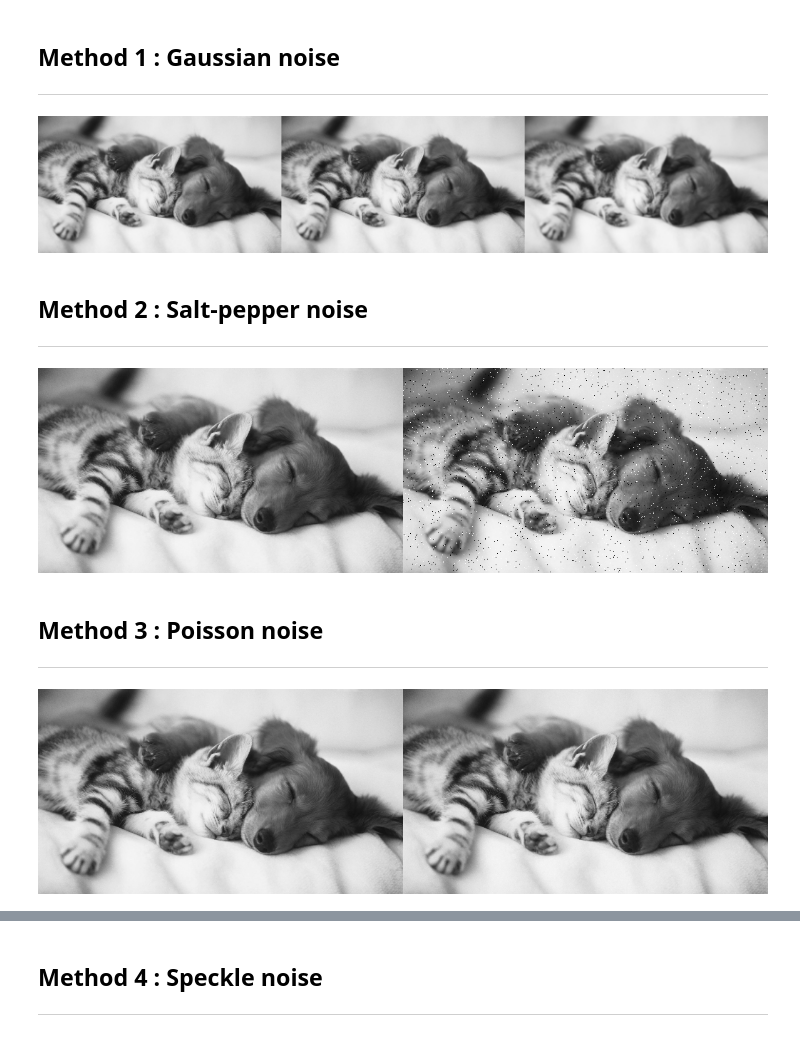
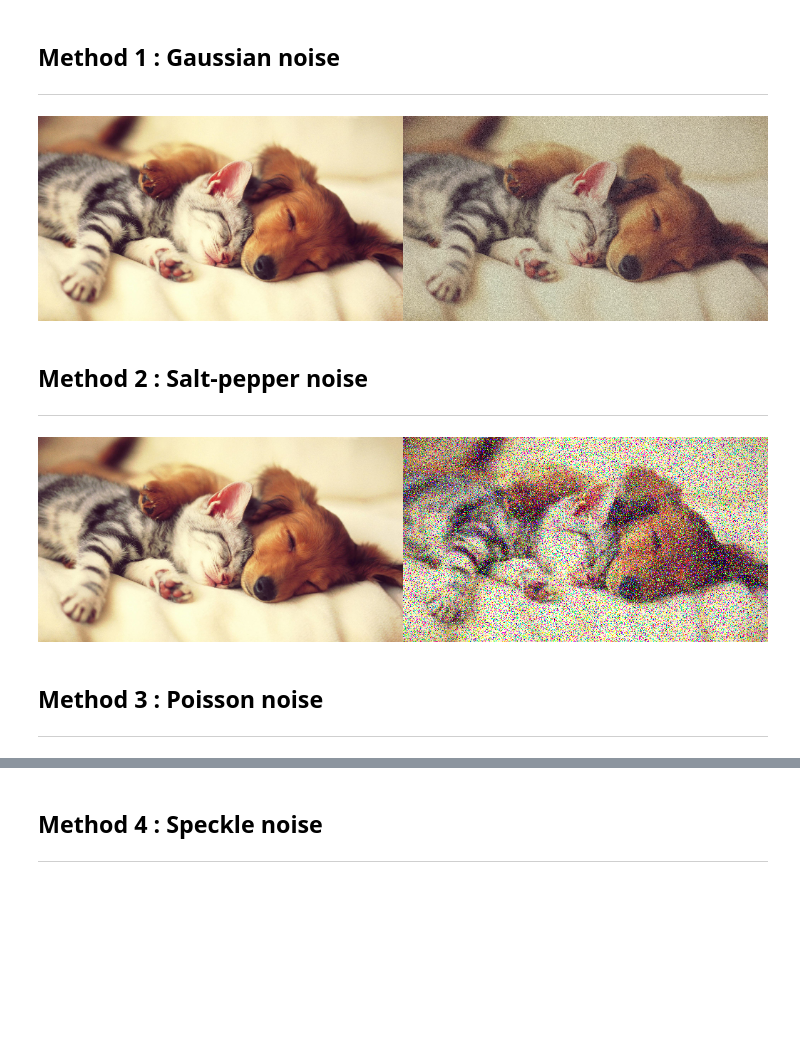
Before and after one commit to tackulus/204383, a Jupyter notebook: Code05.ipynb, the cells around one changed output, grey strips where cells are left out. Saved outputs shown, nothing was run; the diff lists cells and outputs as text; code cells hidden in the pictures; blank space fills up the shorter version.

```diff
--- a/Code05.ipynb
+++ b/Code05.ipynb
@@ -16,28 +16,37 @@ from google.colab.patches import cv2_imshow
 from skimage import io
 import matplotlib.pylab as plt
 # %%
-url = "0302.jpg"
+url = "https://raw.githubusercontent.com/tackulus/204383/main/image/0302.jpg"
 
 image = io.imread(url)
 image = cv.resize(image, (512, 288))
 image = cv.cvtColor(image, cv.COLOR_BGR2RGB)
+image_gray = cv.cvtColor(image, cv.COLOR_RGB2GRAY)
 # %% [markdown]
 ## **Method 1 : Gaussian noise**
 
 ---
-# %%
-def gaussian(image, mean=0, stddev=0.1):
-    gauss = np.random.normal(mean, stddev, image.shape)
-    noisy = image + gauss
-    return noisy.astype("uint8")
-# %%
-temp = cv.cvtColor(image, cv.COLOR_RGB2GRAY)
-noisy = gaussian(temp, stddev=1)
-built_in = cv.GaussianBlur(temp, (5,5), 1)
-frame = cv.hconcat((temp, noisy, built_in))
-cv2_imshow(frame)
-# %% [output]
-[figure, removed]
+# %%
+def gaussian(image, mean=0, stddev=16):
+
+    if image.ndim == 2:
+        image = np.expand_dims(image, axis=2)
+    row, col, ch = image.shape
+    noisy = np.zeros_like(image, np.float32)
+
+    gauss = np.random.normal(mean, stddev, (row, col))
+    for c in range(ch):
+        noisy[:, :, c] = image[:, :, c] + gauss
+
+    cv.normalize(noisy, noisy, 0, 255, cv.NORM_MINMAX, dtype=-1)
+
+    return noisy.astype("uint8")
+
+noisy = gaussian(image)
+frame = cv.hconcat((image, noisy))
+cv2_imshow(frame)
+# %% [output]
+[figure, added]
 # %% [markdown]
 ## **Method 2 : Salt-pepper noise**
 
@@ -60,10 +54,28 @@ def salt_pepper(image, sp_equil=0.5, sp_ratio=0.004):
-# %%
-temp = cv.cvtColor(image, cv.COLOR_RGB2GRAY)
-noisy = salt_pepper(temp, 0.5, 0.02)
-frame = cv.hconcat((temp, noisy))
-cv2_imshow(frame)
-# %% [output]
-[figure, removed]
+# %%
+def salt_pepper(image, s_ratio=0.5, sp_ratio=0.15):
+
+    if image.ndim == 2:
+        image = np.expand_dims(image, axis=2)
+    row, col, ch = image.shape
+    noisy = np.copy(image)
+
+    for c in range(ch):
+        for i in range(row):
+            for j in range(col):
+                rnd = np.random.random()
+                if rnd > sp_ratio: pass
+                elif rnd < sp_ratio * s_ratio:
+                    noisy[i,j,c] = 255
+                else:
+                    noisy[i,j,c] = 0
+
+    return noisy.astype("uint8")
+
+noisy = salt_pepper(image, sp_ratio=0.30)
+frame = cv.hconcat((image, noisy))
+cv2_imshow(frame)
+# %% [output]
+[figure, added]
 # %% [markdown]
 ## **Method 3 : Poisson noise**
 
@@ -77,7 +82,0 @@ def poisson(image):
-# %%
-temp = cv.cvtColor(image, cv.COLOR_RGB2GRAY)
-noisy = poisson(temp)
-frame = cv.hconcat((temp, noisy))
-cv2_imshow(frame)
-# %% [output]
-[figure, removed]
```
Also changed, not shown: parts of 6 cells of this notebook.
